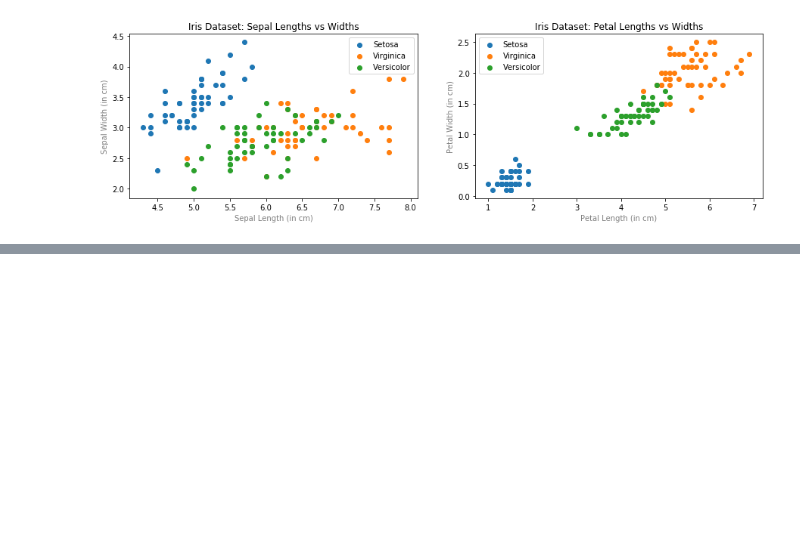
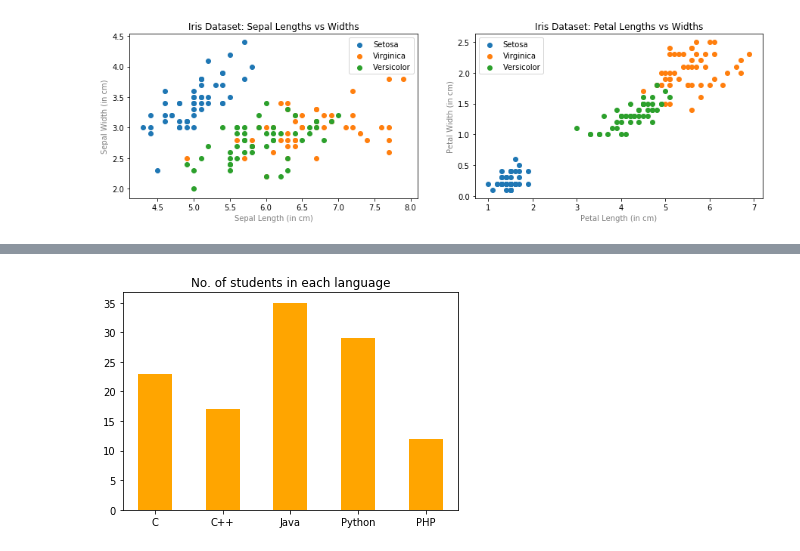
Before and after one commit to NihalShriv/ML-Libs-Learning, a Jupyter notebook: Matplotlib.ipynb, the cells around one changed output, grey strips where cells are left out. Drawn from its saved outputs; the diff is of its cells as text; code cells hidden in the pictures; blank space fills up the shorter version.

```diff
--- a/Matplotlib.ipynb
+++ b/Matplotlib.ipynb
@@ -138,0 +146,6 @@ plt.show()
+# %%
+plt.bar(langs, students, color = 'orange', width = .5)
+plt.title('No. of students in each language')
+plt.show()
+# %% [output]
+[figure, added]
```
Also changed, not shown: parts of 4 cells of this notebook, 2 other files.
